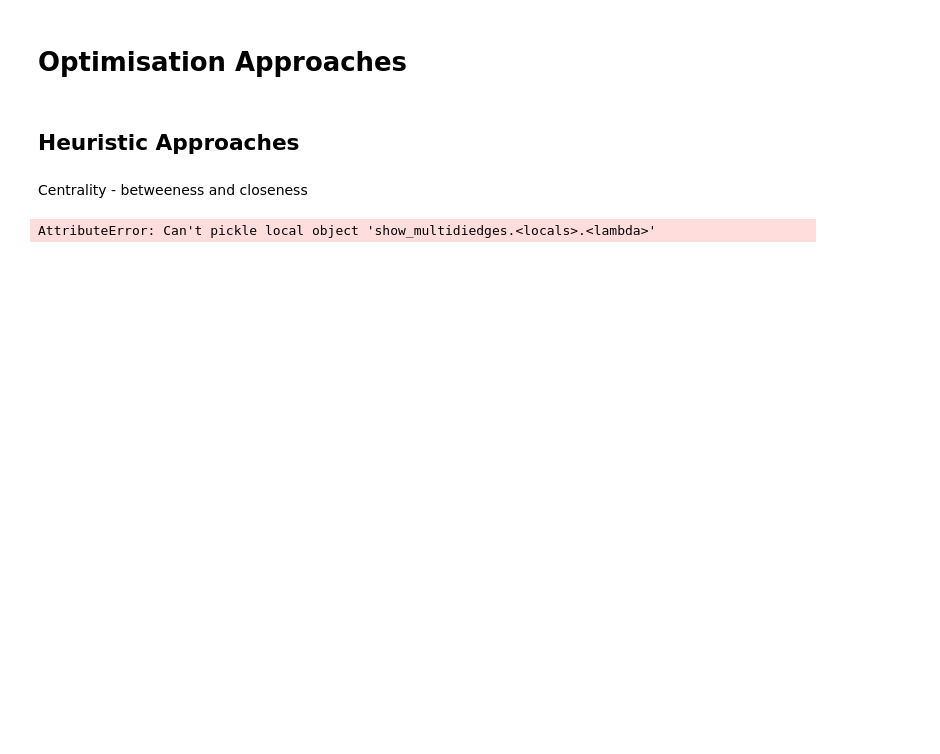
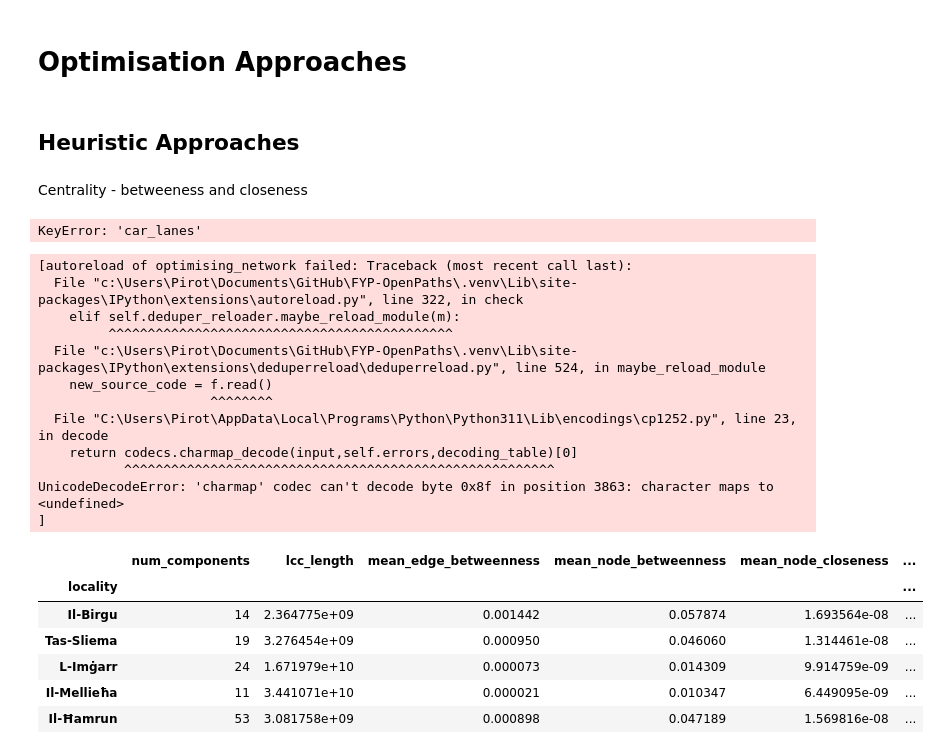
Before and after one commit to Matthew-Pirotta/FYP-OpenPaths, a Jupyter notebook: Code/main.ipynb, the cells around one changed output. Cells and saved outputs as stored; diff of their text form; code cells hidden in the pictures; blank space fills up the shorter version.

Commit message:
Multiprocessing heuristic works

```diff
--- a/Code/main.ipynb
+++ b/Code/main.ipynb
@@ -167,7 +168,7 @@ for idx, row in gdf_localities_proj.iterrows():
     name = row["name"]
     #TODO make subgraph for drive
 
-    G_sub = graph_manager.make_region_subgraph(G_master, name)
+    G_sub = graph_util.make_region_subgraph(G_master, name)
     subgraphs[name] = G_sub
     total_nodes += len(G_sub.nodes)
     total_edges += len(G_sub.edges)
@@ -297,51 +229,29 @@ NameError: name 'my_graph' is not defined
 # %% [markdown]
 Centrality - betweeness and closeness
 # %%
-def heuristic(G_master:MultiDiGraph, G_drive:MultiDiGraph, k=SAMPLE_K, seed=SEED):
-    edges_between_cent = nx.edge_betweenness_centrality(G_drive, weight="length", normalized=True, k=k, seed=seed)
-    max_between_cent_edge = max(edges_between_cent, key=edges_between_cent.get)
-    print(max_between_cent_edge)
-
-    u,v,k = max_between_cent_edge
-    #print(f"edge before: {G_master[u][v][k]}")
-    graph_manager.reallocate_edge(G_master, max_between_cent_edge)
-    #print(f"edge after: {G_master[u][v][k]}" )
-
-def run_locality_task(name, G_sub, heuristic_func, n_iterations):
-    """Worker function for a single locality."""
-    print(f"🏙️ Starting {name} in process")
-    G_working = copy.deepcopy(G_sub)
-
-    for i in range(n_iterations):
-        G_drive = graph_manager.make_drive_subgraph(G_working)
-        heuristic_func(G_working, G_drive)
-
-    evaluation = network_evaluation(G_working)
-    evaluation["locality"] = name
-    return evaluation
-
-
-def run_global_parallel(G_master, subgraphs, heuristic_func, n_iterations=10, max_workers=None):
-    """Run heuristic on all subgraphs in parallel."""
-    tasks = [(name, G_sub_master, heuristic_func, n_iterations) for name, G_sub_master in subgraphs.items()]
-    results = []
-
-    with concurrent.futures.ProcessPoolExecutor(max_workers=max_workers) as executor:
-        for result in executor.map(run_locality_task, tasks):
-            results.append(result)
-
-    df_results = pd.DataFrame(results)
-    df_results.index.name = "locality"
-    return df_results
+df_results = optimising_network.run_global_parallel(G_master=G_master, subgraphs=subgraphs, n_iterations=2, max_workers=None)
+# %% [output]
+KeyError: 'car_lanes'
-# %%
-df_results = run_global_parallel(
-    G_master=G_master,
-    subgraphs=subgraphs,
-    heuristic_func=heuristic,
-    n_iterations=5,
-    max_workers=None
-)
-print(df_results.head())
-# %% [output]
-AttributeError: Can't pickle local object 'show_multidiedges.<locals>.<lambda>'
+# %%
+df_results.head()
+# %% [output]
+[autoreload of optimising_network failed: Traceback (most recent call last):
+  File "c:\Users\Pirot\Documents\GitHub\FYP-OpenPaths\.venv\Lib\site-packages\IPython\extensions\autoreload.py", line 322, in check
+    elif self.deduper_reloader.maybe_reload_module(m):
+         ^^^^^^^^^^^^^^^^^^^^^^^^^^^^^^^^^^^^^^^^^^^^
+  File "c:\Users\Pirot\Documents\GitHub\FYP-OpenPaths\.venv\Lib\site-packages\IPython\extensions\deduperreload\deduperreload.py", line 524, in maybe_reload_module
+    new_source_code = f.read()
+                      ^^^^^^^^
+  File "C:\Users\Pirot\AppData\Local\Programs\Python\Python311\Lib\encodings\cp1252.py", line 23, in decode
+    return codecs.charmap_decode(input,self.errors,decoding_table)[0]
+           ^^^^^^^^^^^^^^^^^^^^^^^^^^^^^^^^^^^^^^^^^^^^^^^^^^^^^^^
+UnicodeDecodeError: 'charmap' codec can't decode byte 0x8f in position 3863: character maps to <undefined>
+]
+|  | num_components | lcc_length | mean_edge_betweenness | mean_node_betweenness | mean_node_closeness | ... |
+| locality |  |  |  |  |  | ... |
+| Il-Birgu | 14 | 2.364775e+09 | 0.001442 | 0.057874 | 1.693564e-08 | ... |
+| Tas-Sliema | 19 | 3.276454e+09 | 0.000950 | 0.046060 | 1.314461e-08 | ... |
+| L-Imġarr | 24 | 1.671979e+10 | 0.000073 | 0.014309 | 9.914759e-09 | ... |
+| Il-Mellieħa | 11 | 3.441071e+10 | 0.000021 | 0.010347 | 6.449095e-09 | ... |
+| Il-Ħamrun | 53 | 3.081758e+09 | 0.000898 | 0.047189 | 1.569816e-08 | ... |
 # %%
```
Also changed, not shown: parts of 8 cells of this notebook, 5 other files.
